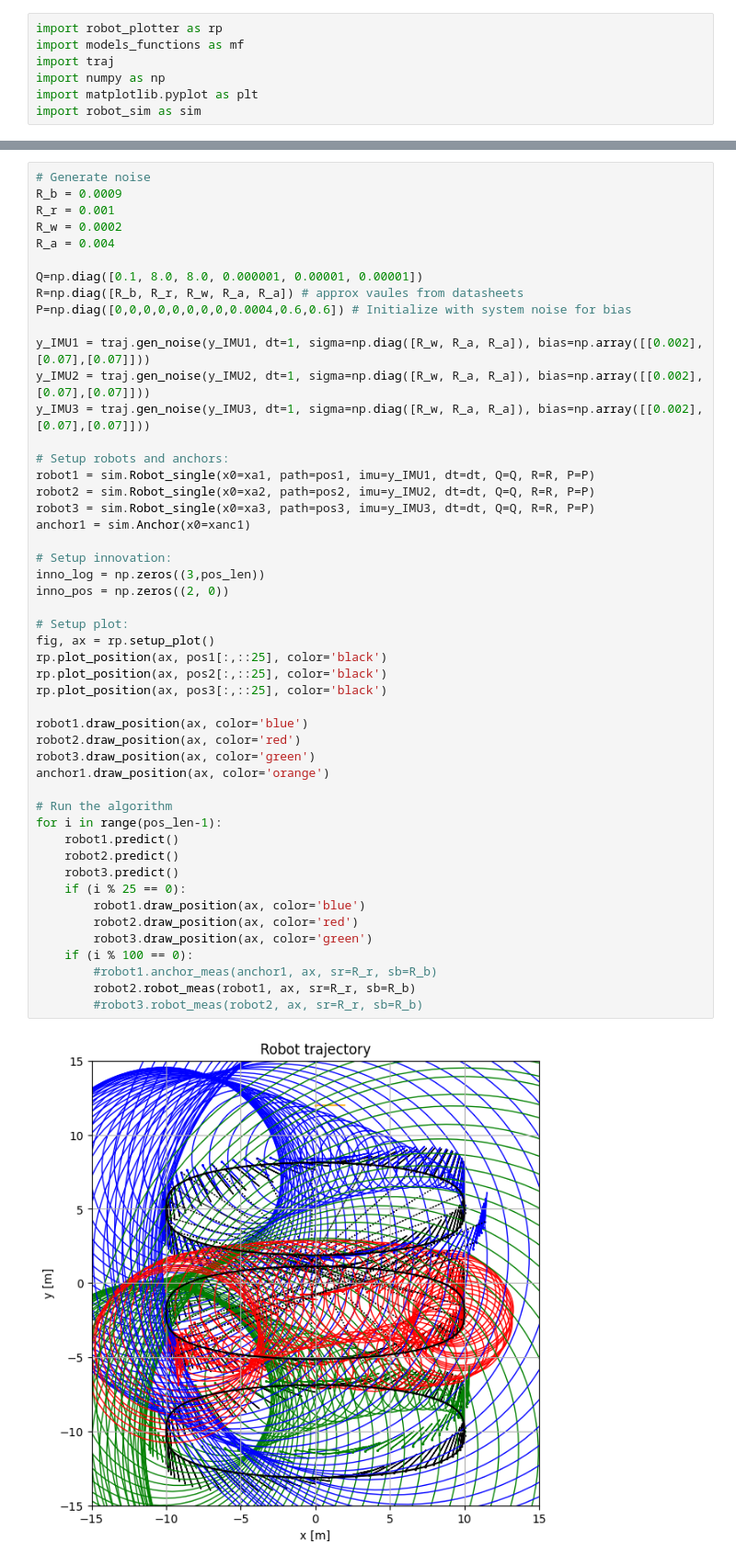
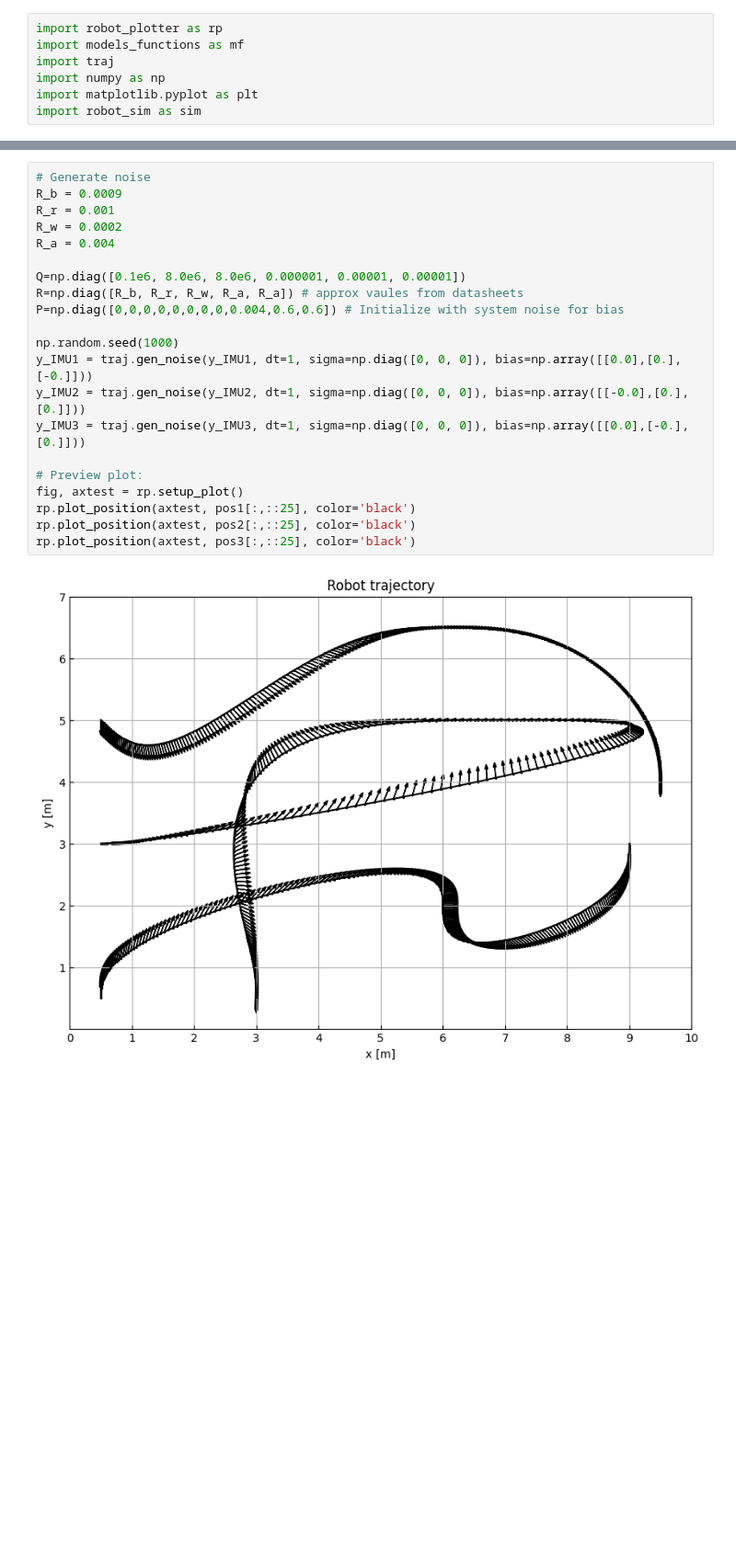
Before and after one commit to MarcusLariJ/UWB_Rasberry, a Jupyter notebook: Sim/test_naive_localization.ipynb, the cells around one changed output, grey strips where cells are left out. Shown at 92% size. Cells and saved outputs as stored; diff of their text form; blank space fills up the shorter version.

```diff
--- a/Sim/test_naive_localization.ipynb
+++ b/Sim/test_naive_localization.ipynb
@@ -39,51 +42,23 @@ xanc1 = np.zeros((mf.STATE_LEN, 1)); xanc1[mf.X_P] = np.array([[0],[12]])
 # %%
 # Generate noise
 R_b = 0.0009
 R_r = 0.001
 R_w = 0.0002
 R_a = 0.004
 
-Q=np.diag([0.1, 8.0, 8.0, 0.000001, 0.00001, 0.00001])
+Q=np.diag([0.1e6, 8.0e6, 8.0e6, 0.000001, 0.00001, 0.00001])
 R=np.diag([R_b, R_r, R_w, R_a, R_a]) # approx vaules from datasheets
-P=np.diag([0,0,0,0,0,0,0,0,0.0004,0.6,0.6]) # Initialize with system noise for bias
+P=np.diag([0,0,0,0,0,0,0,0,0.004,0.6,0.6]) # Initialize with system noise for bias
 
-y_IMU1 = traj.gen_noise(y_IMU1, dt=1, sigma=np.diag([R_w, R_a, R_a]), bias=np.array([[0.002],[0.07],[0.07]]))
-y_IMU2 = traj.gen_noise(y_IMU2, dt=1, sigma=np.diag([R_w, R_a, R_a]), bias=np.array([[0.002],[0.07],[0.07]]))
-y_IMU3 = traj.gen_noise(y_IMU3, dt=1, sigma=np.diag([R_w, R_a, R_a]), bias=np.array([[0.002],[0.07],[0.07]]))
+np.random.seed(1000)
+y_IMU1 = traj.gen_noise(y_IMU1, dt=1, sigma=np.diag([0, 0, 0]), bias=np.array([[0.0],[0.],[-0.]]))
+y_IMU2 = traj.gen_noise(y_IMU2, dt=1, sigma=np.diag([0, 0, 0]), bias=np.array([[-0.0],[0.],[0.]]))
+y_IMU3 = traj.gen_noise(y_IMU3, dt=1, sigma=np.diag([0, 0, 0]), bias=np.array([[0.0],[-0.],[0.]]))
 
-# Setup robots and anchors:
-robot1 = sim.Robot_single(x0=xa1, path=pos1, imu=y_IMU1, dt=dt, Q=Q, R=R, P=P)
-robot2 = sim.Robot_single(x0=xa2, path=pos2, imu=y_IMU2, dt=dt, Q=Q, R=R, P=P)
-robot3 = sim.Robot_single(x0=xa3, path=pos3, imu=y_IMU3, dt=dt, Q=Q, R=R, P=P)
-anchor1 = sim.Anchor(x0=xanc1)
-
-# Setup innovation:
-inno_log = np.zeros((3,pos_len))
-inno_pos = np.zeros((2, 0))
-
-# Setup plot:
-fig, ax = rp.setup_plot()
-rp.plot_position(ax, pos1[:,::25], color='black')
-rp.plot_position(ax, pos2[:,::25], color='black')
-rp.plot_position(ax, pos3[:,::25], color='black')
-
-robot1.draw_position(ax, color='blue')
-robot2.draw_position(ax, color='red')
-robot3.draw_position(ax, color='green')
-anchor1.draw_position(ax, color='orange')
-
-# Run the algorithm
-for i in range(pos_len-1):
-    robot1.predict()
-    robot2.predict()
-    robot3.predict()
-    if (i % 25 == 0):
-        robot1.draw_position(ax, color='blue')
-        robot2.draw_position(ax, color='red')
-        robot3.draw_position(ax, color='green')
-    if (i % 100 == 0):
-        #robot1.anchor_meas(anchor1, ax, sr=R_r, sb=R_b)
-        robot2.robot_meas(robot1, ax, sr=R_r, sb=R_b)
-        #robot3.robot_meas(robot2, ax, sr=R_r, sb=R_b)
+# Preview plot:
+fig, axtest = rp.setup_plot()
+rp.plot_position(axtest, pos1[:,::25], color='black')
+rp.plot_position(axtest, pos2[:,::25], color='black')
+rp.plot_position(axtest, pos3[:,::25], color='black')
 # %% [output]
-[figure, old version]
+[figure, new version]
```
Also changed, not shown: parts of 6 cells of this notebook, 4 other files.
